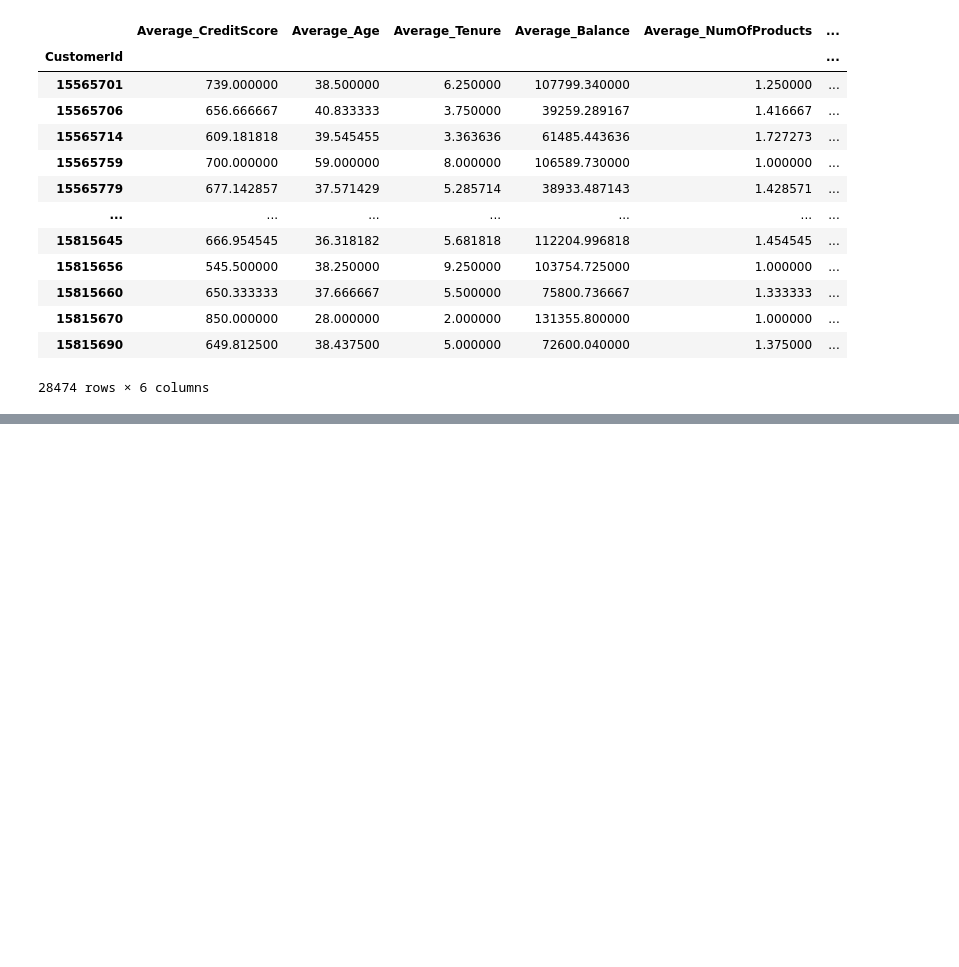
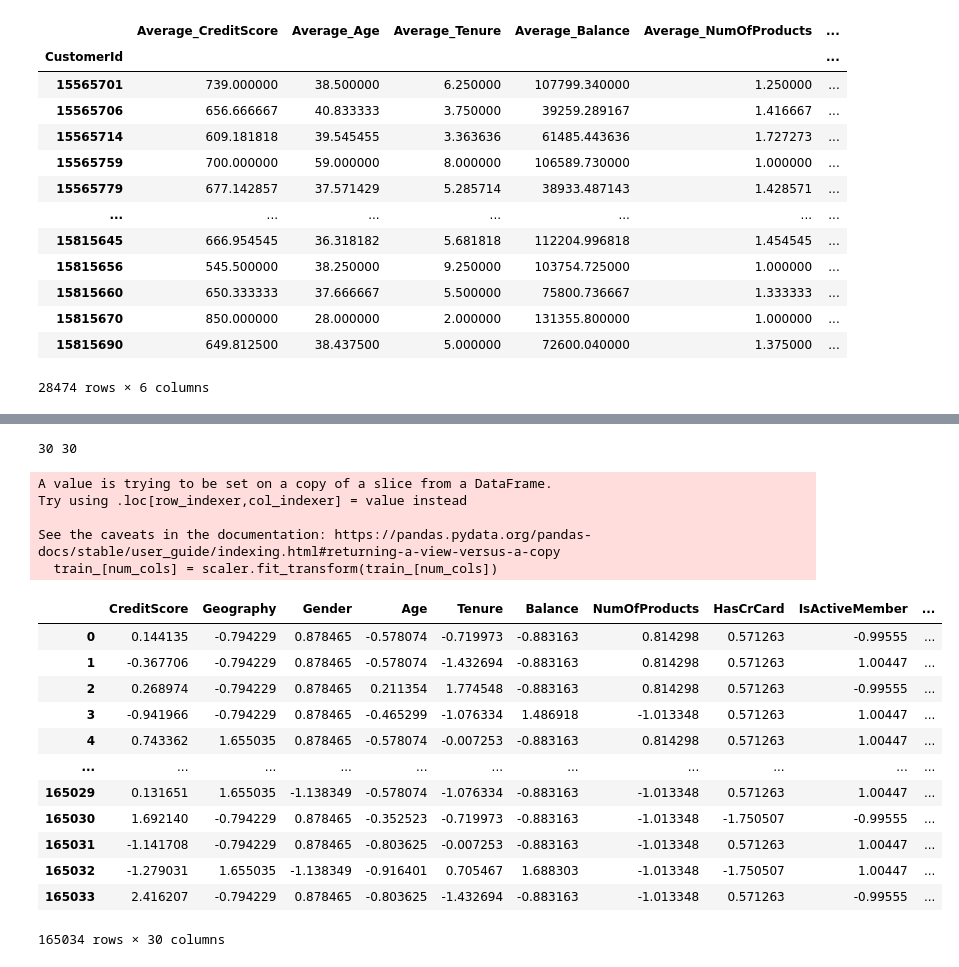
Before and after one commit to timothyafolami/kaggle-playground-series-2024, a Jupyter notebook: code.ipynb, the cells around one changed output, grey strips where cells are left out. Drawn from its saved outputs; the diff is of its cells as text; code cells hidden in the pictures; blank space fills up the shorter version.

```diff
--- a/code.ipynb
+++ b/code.ipynb
@@ -370,0 +405,4 @@ TypeError: agg function failed [how->mean,dtype->object]
+# %%
+# now extracting the train set
+train_ = final_df[:train.shape[0]]
+train_.head()
@@ -370,0 +438,4 @@ TypeError: agg function failed [how->mean,dtype->object]
+# %%
+# dropping the CustomerId column fron train_ and test_
+train_.drop(['CustomerId', 'Surname'], axis=1, inplace=True)
+test_.drop(['CustomerId', 'Surname'], axis=1, inplace=True)
@@ -370,0 +488,3 @@ TypeError: agg function failed [how->mean,dtype->object]
+# %%
+num_cols = [col for col in train_.columns if train_[col].dtype != 'object']
+num_cols
@@ -370,0 +509,30 @@ TypeError: agg function failed [how->mean,dtype->object]
+# %%
+print(len(num_cols), len(train_.columns))
+# %% [output]
+30 30
+# %%
+# scaling the train_ set using standard scaler
+scaler = StandardScaler()
+train_[num_cols] = scaler.fit_transform(train_[num_cols])
+# %% [output]
+A value is trying to be set on a copy of a slice from a DataFrame.
+Try using .loc[row_indexer,col_indexer] = value instead
+
+See the caveats in the documentation: https://pandas.pydata.org/pandas-docs/stable/user_guide/indexing.html#returning-a-view-versus-a-copy
+  train_[num_cols] = scaler.fit_transform(train_[num_cols])
+# %%
+train_
+# %% [output]
+|  | CreditScore | Geography | Gender | Age | Tenure | Balance | NumOfProducts | HasCrCard | IsActiveMember | ... |
+| 0 | 0.144135 | -0.794229 | 0.878465 | -0.578074 | -0.719973 | -0.883163 | 0.814298 | 0.571263 | -0.99555 | ... |
+| 1 | -0.367706 | -0.794229 | 0.878465 | -0.578074 | -1.432694 | -0.883163 | 0.814298 | 0.571263 | 1.00447 | ... |
+| 2 | 0.268974 | -0.794229 | 0.878465 | 0.211354 | 1.774548 | -0.883163 | 0.814298 | 0.571263 | -0.99555 | ... |
+| 3 | -0.941966 | -0.794229 | 0.878465 | -0.465299 | -1.076334 | 1.486918 | -1.013348 | 0.571263 | 1.00447 | ... |
+| 4 | 0.743362 | 1.655035 | 0.878465 | -0.578074 | -0.007253 | -0.883163 | 0.814298 | 0.571263 | 1.00447 | ... |
+| ... | ... | ... | ... | ... | ... | ... | ... | ... | ... | ... |
+| 165029 | 0.131651 | 1.655035 | -1.138349 | -0.578074 | -1.076334 | -0.883163 | -1.013348 | 0.571263 | 1.00447 | ... |
+| 165030 | 1.692140 | -0.794229 | 0.878465 | -0.352523 | -0.719973 | -0.883163 | -1.013348 | -1.750507 | -0.99555 | ... |
+| 165031 | -1.141708 | -0.794229 | 0.878465 | -0.803625 | -0.007253 | -0.883163 | -1.013348 | 0.571263 | 1.00447 | ... |
+| 165032 | -1.279031 | 1.655035 | -1.138349 | -0.916401 | 0.705467 | 1.688303 | -1.013348 | -1.750507 | 1.00447 | ... |
+| 165033 | 2.416207 | -0.794229 | 0.878465 | -0.803625 | -1.432694 | -0.883163 | -1.013348 | 0.571263 | -0.99555 | ... |
+165034 rows × 30 columns
```
Also changed, not shown: parts of 34 cells of this notebook, 1 other file.
